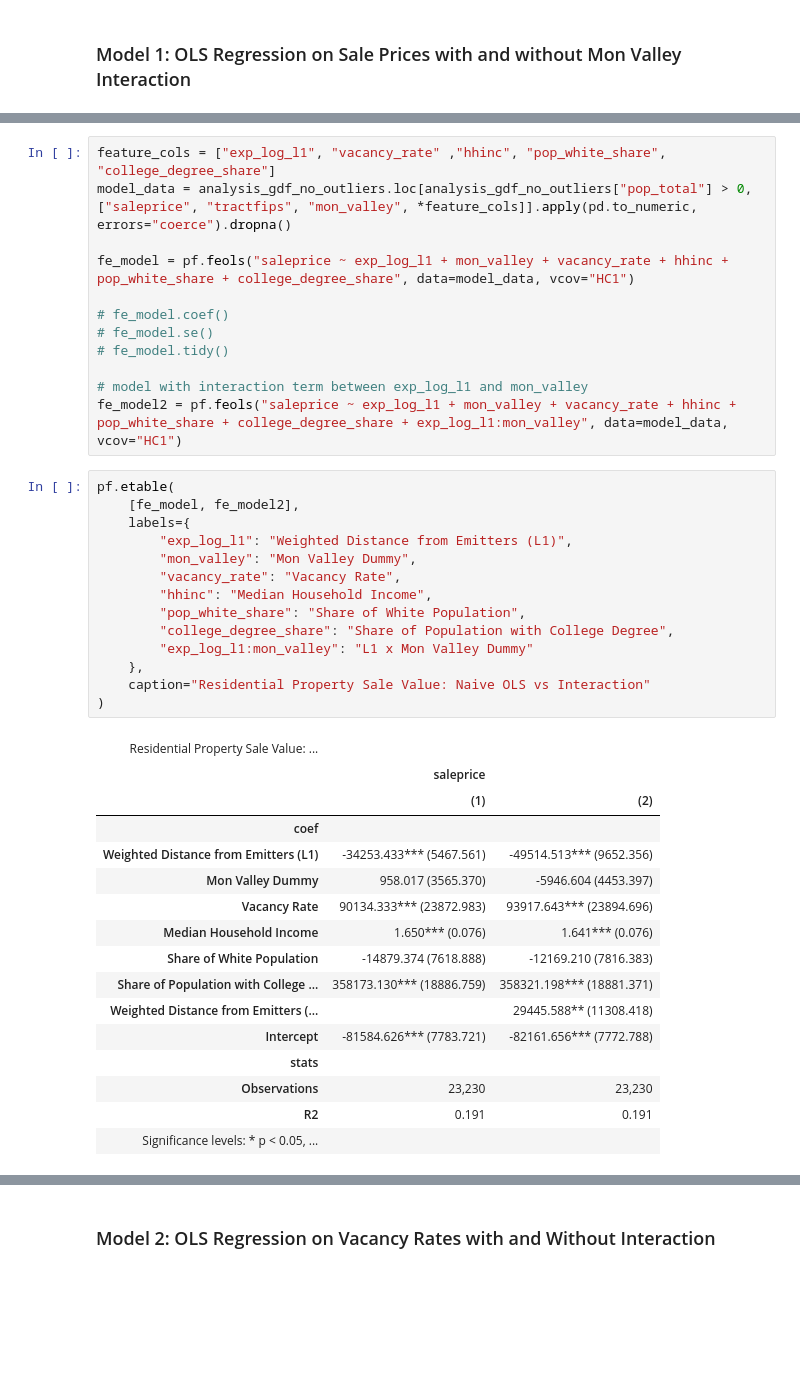
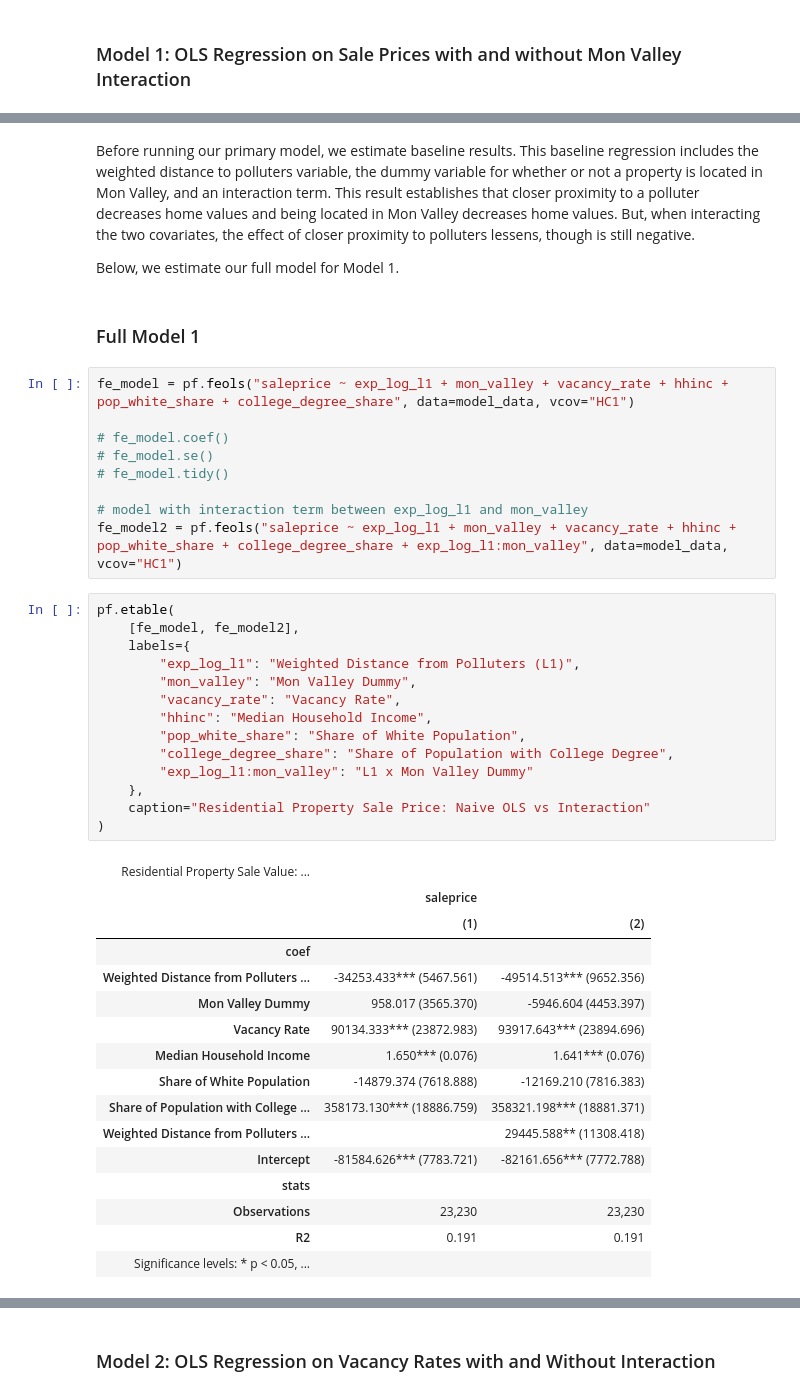
Before and after one commit to clydes-cmu/python-2-final, a Jupyter notebook: 90819_A1_Final_Project_cs-bb.ipynb, the cells around one changed output, grey strips where cells are left out. Cells and saved outputs as stored; diff of their text form; blank space fills up the shorter version.

Commit message:
Added regression model analysis and updated conclusion

```diff
--- a/90819_A1_Final_Project_cs-bb.ipynb
+++ b/90819_A1_Final_Project_cs-bb.ipynb
@@ -295,7 +319,10 @@ plt.show()
+# %% [markdown]
+Before running our primary model, we estimate baseline results. This baseline regression includes the weighted distance to polluters variable, the dummy variable for whether or not a property is located in Mon Valley, and an interaction term. This result establishes that closer proximity to a polluter decreases home values and being located in Mon Valley decreases home values. But, when interacting the two covariates, the effect of closer proximity to polluters lessens, though is still negative.
+
+Below, we estimate our full model for Model 1.
+# %% [markdown]
+### Full Model 1
 # %%
-feature_cols = ["exp_log_l1", "vacancy_rate" ,"hhinc", "pop_white_share", "college_degree_share"]
-model_data = analysis_gdf_no_outliers.loc[analysis_gdf_no_outliers["pop_total"] > 0, ["saleprice", "tractfips", "mon_valley", *feature_cols]].apply(pd.to_numeric, errors="coerce").dropna()
-
 fe_model = pf.feols("saleprice ~ exp_log_l1 + mon_valley + vacancy_rate + hhinc + pop_white_share + college_degree_share", data=model_data, vcov="HC1")
 
 # fe_model.coef()
@@ -307,29 +334,29 @@ fe_model2 = pf.feols("saleprice ~ exp_log_l1 + mon_valley + vacancy_rate + hhinc
 # %%
 pf.etable(
     [fe_model, fe_model2],
     labels={
-        "exp_log_l1": "Weighted Distance from Emitters (L1)",
+        "exp_log_l1": "Weighted Distance from Polluters (L1)",
         "mon_valley": "Mon Valley Dummy",
         "vacancy_rate": "Vacancy Rate",
         "hhinc": "Median Household Income",
         "pop_white_share": "Share of White Population",
         "college_degree_share": "Share of Population with College Degree",
         "exp_log_l1:mon_valley": "L1 x Mon Valley Dummy"
     },
-    caption="Residential Property Sale Value: Naive OLS vs Interaction"
+    caption="Residential Property Sale Price: Naive OLS vs Interaction"
 )
 # %% [output]
 | Residential Property Sale Value: ... |  |  |
 |  | saleprice |  |
 |  | (1) | (2) |
 | coef |  |  |
-| Weighted Distance from Emitters (L1) | -34253.433*** (5467.561) | -49514.513*** (9652.356) |
+| Weighted Distance from Polluters ... | -34253.433*** (5467.561) | -49514.513*** (9652.356) |
 | Mon Valley Dummy | 958.017 (3565.370) | -5946.604 (4453.397) |
 | Vacancy Rate | 90134.333*** (23872.983) | 93917.643*** (23894.696) |
 | Median Household Income | 1.650*** (0.076) | 1.641*** (0.076) |
 | Share of White Population | -14879.374 (7618.888) | -12169.210 (7816.383) |
 | Share of Population with College ... | 358173.130*** (18886.759) | 358321.198*** (18881.371) |
-| Weighted Distance from Emitters (... |  | 29445.588** (11308.418) |
+| Weighted Distance from Polluters ... |  | 29445.588** (11308.418) |
 | Intercept | -81584.626*** (7783.721) | -82161.656*** (7772.788) |
 | stats |  |  |
 | Observations | 23,230 | 23,230 |
```
Also changed, not shown: parts of 15 cells of this notebook.
